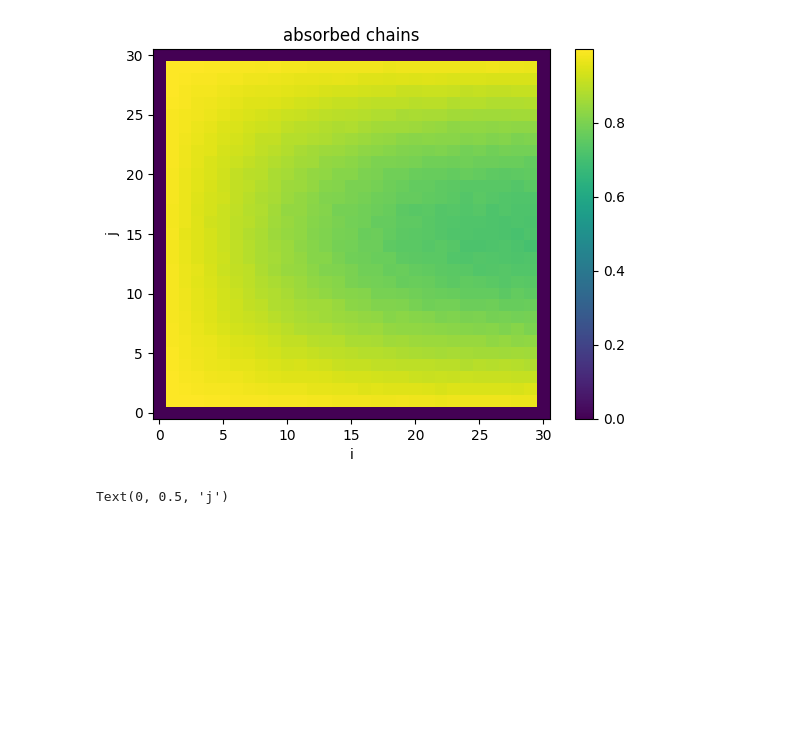
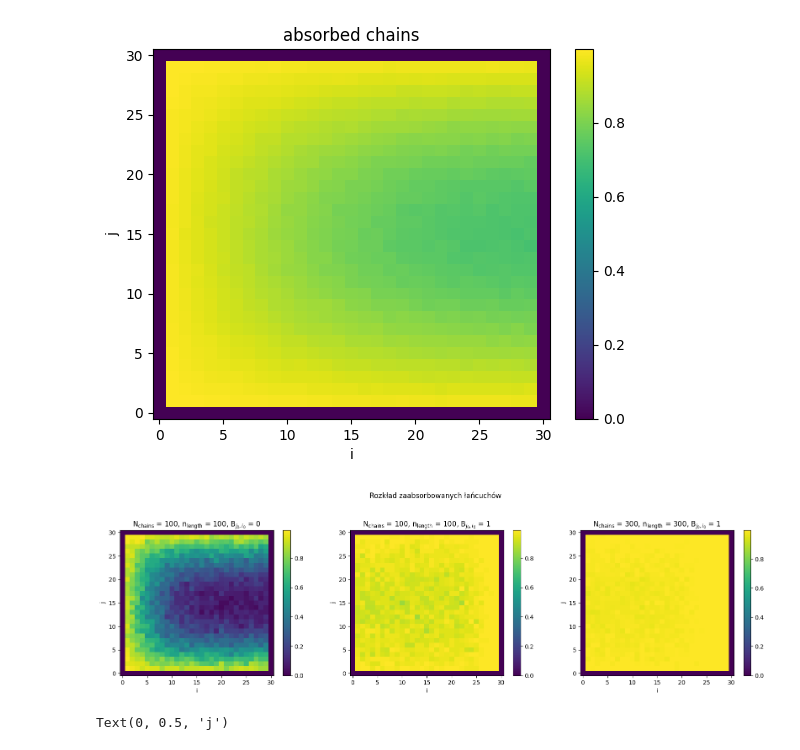
Before and after one commit to lruba939/Monte-Carlo, a Jupyter notebook: Lab 9/obrazy.ipynb, the cells around one changed output. Saved outputs shown, nothing was run; the diff lists cells and outputs as text; code cells hidden in the pictures; blank space fills up the shorter version.

```diff
--- a/Lab 9/obrazy.ipynb
+++ b/Lab 9/obrazy.ipynb
@@ -49,6 +119,41 @@ plt.ylabel(r'j')
 # %% [output]
 Text(0, 0.5, 'j')
 [figure]
+# %%
+data1 = np.loadtxt("S_MC_1.dat", dtype=float, delimiter=" ", usecols=(range(0,31,1)))
+data2 = np.loadtxt("S_MC_2.dat", dtype=float, delimiter=" ", usecols=(range(0,31,1)))
+data3 = np.loadtxt("S_MC_3.dat", dtype=float, delimiter=" ", usecols=(range(0,31,1)))
+
+X = range(0, 31, 1)
+Y = range(0, 31, 1)
+
+plt.figure(figsize=(20,5))
+########################
+plt.subplot(1,3,1)
+plt.pcolormesh(X, Y, data1)
+plt.colorbar()
+plt.title(r'N$_{\text{chains}}$ = 100, n$_{\text{length}}$ = 100, B$_{j_0,i_0}$ = 0')
+plt.xlabel(r'i')
+plt.ylabel(r'j')
+########################
+plt.subplot(1,3,2)
+plt.pcolormesh(X, Y, data2)
+plt.colorbar()
+plt.title(r'N$_{\text{chains}}$ = 100, n$_{\text{length}}$ = 100, B$_{j_0,i_0}$ = 1')
+plt.xlabel(r'i')
+plt.ylabel(r'j')
+########################
+plt.subplot(1,3,3)
+plt.pcolormesh(X, Y, data3)
+plt.colorbar()
+plt.title(r'N$_{\text{chains}}$ = 300, n$_{\text{length}}$ = 300, B$_{j_0,i_0}$ = 1')
+plt.xlabel(r'i')
+plt.ylabel(r'j')
+
+plt.suptitle(r'Rozkład zaabsorbowanych łańcuchów')
+plt.subplots_adjust(top=0.8)
+# %% [output]
+[figure, added]
 # %%
 relaksacja = np.loadtxt("V_relaksacja.dat", dtype=float, delimiter=" ", usecols=(range(0,31,1)))
 MC = np.loadtxt("V_MC.dat", dtype=float, delimiter=" ", usecols=(range(0,31,1)))
```
Also changed, not shown: parts of 3 cells of this notebook, 4 other files.
